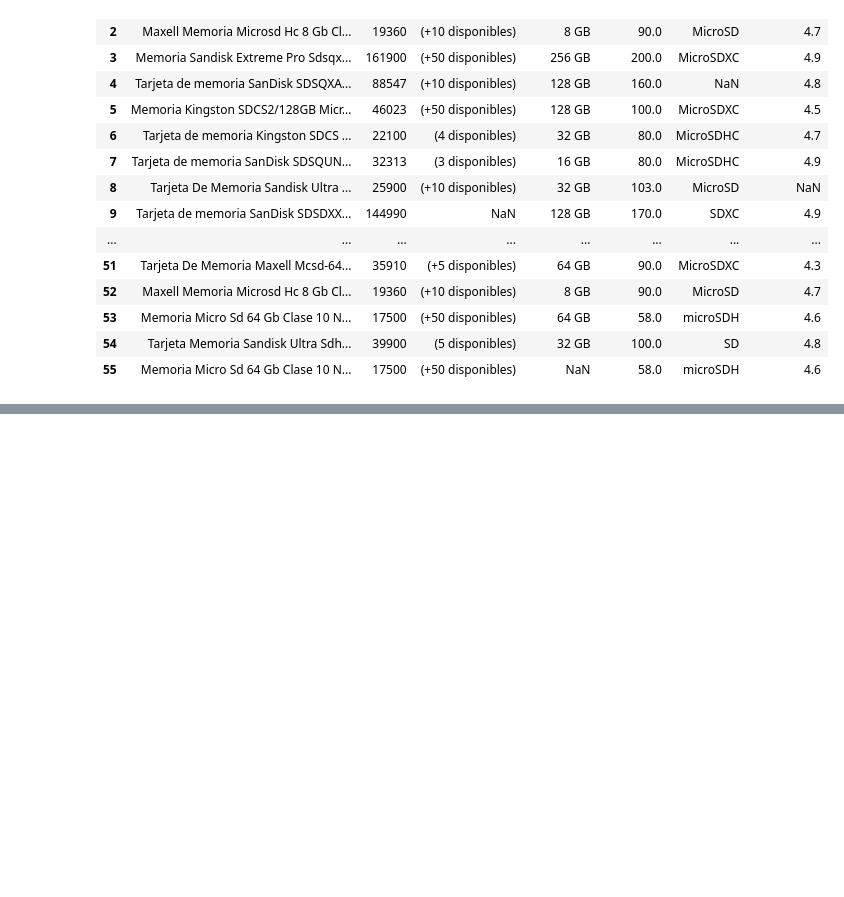
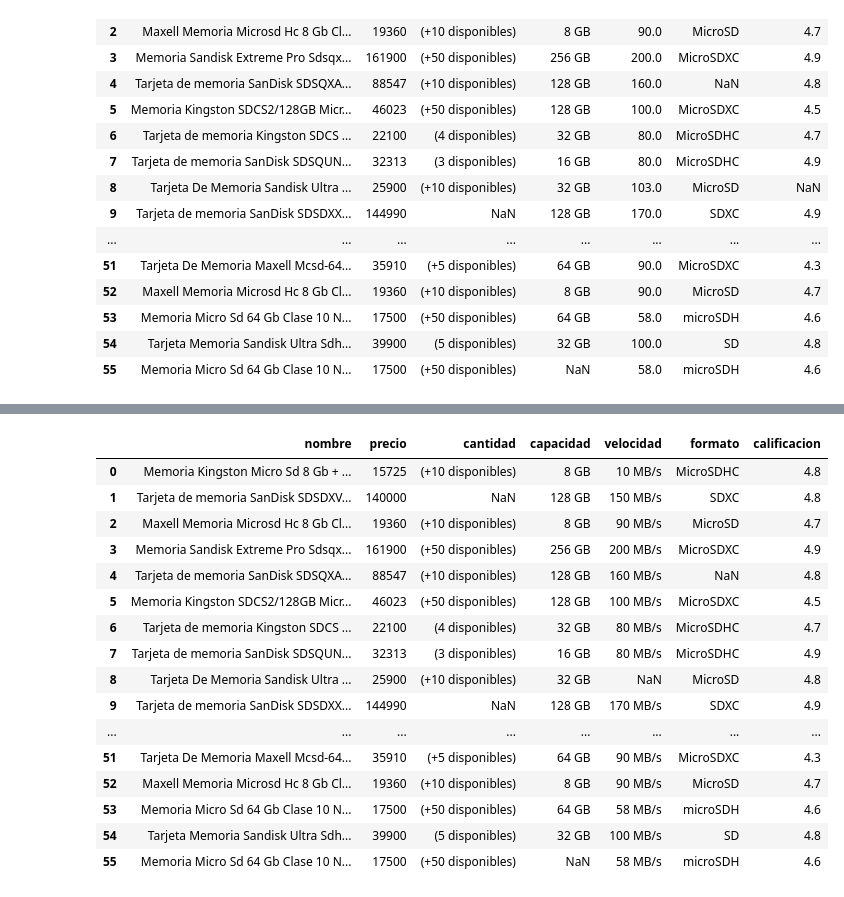
Before and after one commit to ElfenCamii/bootcamp_analisis_de_Datos, a Jupyter notebook: unidad_4/07_ejercicio_Memorias.ipynb, the cells around one changed output, grey strips where cells are left out. Cells and saved outputs as stored; diff of their text form; code cells hidden in the pictures; blank space fills up the shorter version.

```diff
--- a/unidad_4/07_ejercicio_Memorias.ipynb
+++ b/unidad_4/07_ejercicio_Memorias.ipynb
@@ -297,3 +297,25 @@ df_imp_formato
 | 55 | Memoria Micro Sd 64 Gb Clase 10 N... | 17500 | (+50 disponibles) | NaN | 58 MB/s | microSDH | 4.6 |
 # %%
 # 12. Calificación: Imputar con 1 decimal
+df_imp_decimal = df_memorias.copy()
+df_imp_decimal['calificacion'] = df_imp_decimal['calificacion'].fillna(round(df_imp_decimal['calificacion'].mean(), 1))
+
+df_imp_decimal
+# %% [output]
+|  | nombre | precio | cantidad | capacidad | velocidad | formato | calificacion |
+| 0 | Memoria Kingston Micro Sd 8 Gb + ... | 15725 | (+10 disponibles) | 8 GB | 10 MB/s | MicroSDHC | 4.8 |
+| 1 | Tarjeta de memoria SanDisk SDSDXV... | 140000 | NaN | 128 GB | 150 MB/s | SDXC | 4.8 |
+| 2 | Maxell Memoria Microsd Hc 8 Gb Cl... | 19360 | (+10 disponibles) | 8 GB | 90 MB/s | MicroSD | 4.7 |
+| 3 | Memoria Sandisk Extreme Pro Sdsqx... | 161900 | (+50 disponibles) | 256 GB | 200 MB/s | MicroSDXC | 4.9 |
+| 4 | Tarjeta de memoria SanDisk SDSQXA... | 88547 | (+10 disponibles) | 128 GB | 160 MB/s | NaN | 4.8 |
+| 5 | Memoria Kingston SDCS2/128GB Micr... | 46023 | (+50 disponibles) | 128 GB | 100 MB/s | MicroSDXC | 4.5 |
+| 6 | Tarjeta de memoria Kingston SDCS ... | 22100 | (4 disponibles) | 32 GB | 80 MB/s | MicroSDHC | 4.7 |
+| 7 | Tarjeta de memoria SanDisk SDSQUN... | 32313 | (3 disponibles) | 16 GB | 80 MB/s | MicroSDHC | 4.9 |
+| 8 | Tarjeta De Memoria Sandisk Ultra ... | 25900 | (+10 disponibles) | 32 GB | NaN | MicroSD | 4.8 |
+| 9 | Tarjeta de memoria SanDisk SDSDXX... | 144990 | NaN | 128 GB | 170 MB/s | SDXC | 4.9 |
+| ... | ... | ... | ... | ... | ... | ... | ... |
+| 51 | Tarjeta De Memoria Maxell Mcsd-64... | 35910 | (+5 disponibles) | 64 GB | 90 MB/s | MicroSDXC | 4.3 |
+| 52 | Maxell Memoria Microsd Hc 8 Gb Cl... | 19360 | (+10 disponibles) | 8 GB | 90 MB/s | MicroSD | 4.7 |
+| 53 | Memoria Micro Sd 64 Gb Clase 10 N... | 17500 | (+50 disponibles) | 64 GB | 58 MB/s | microSDH | 4.6 |
+| 54 | Tarjeta Memoria Sandisk Ultra Sdh... | 39900 | (5 disponibles) | 32 GB | 100 MB/s | SD | 4.8 |
+| 55 | Memoria Micro Sd 64 Gb Clase 10 N... | 17500 | (+50 disponibles) | NaN | 58 MB/s | microSDH | 4.6 |
```
Also changed, not shown: parts of 2 cells of this notebook.
